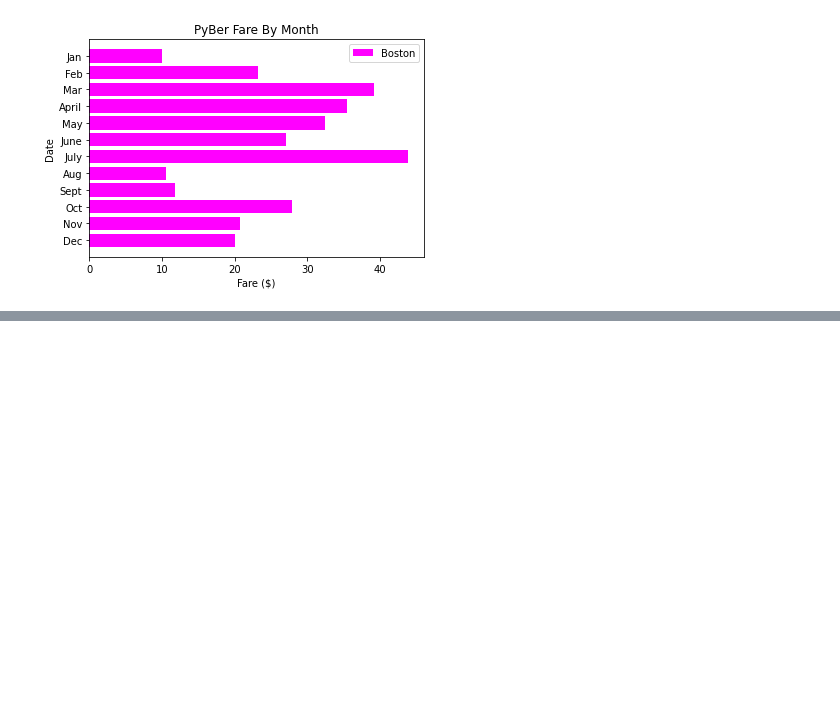
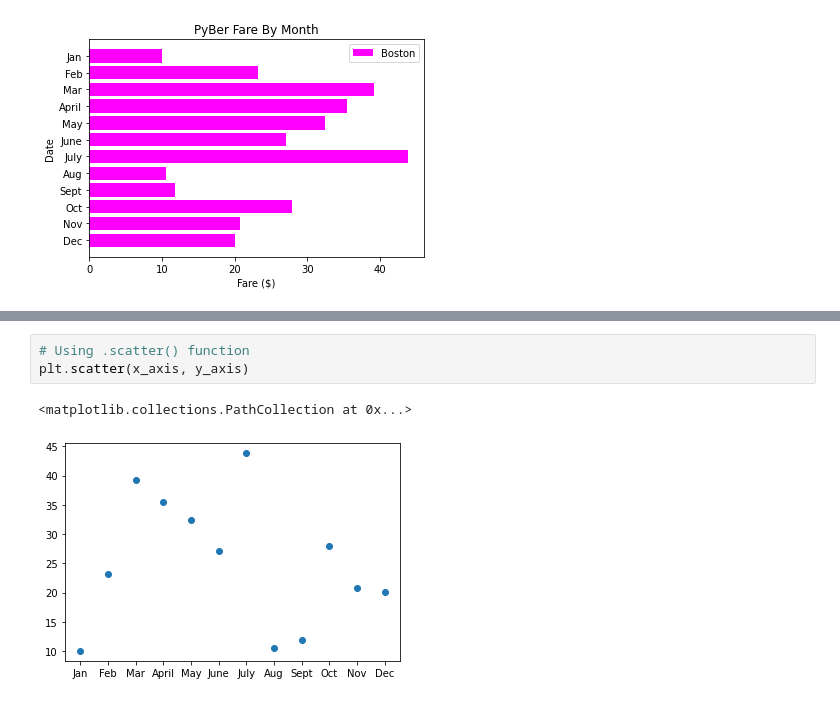
Before and after one commit to msshahid21/PyBer_Analysis, a Jupyter notebook: matplotlib_practice.ipynb, the cells around one changed output, grey strips where cells are left out. Cells and saved outputs as stored; diff of their text form; blank space fills up the shorter version.

```diff
--- a/matplotlib_practice.ipynb
+++ b/matplotlib_practice.ipynb
@@ -175,0 +192,6 @@ plt.legend()
+# %%
+# Using .scatter() function
+plt.scatter(x_axis, y_axis)
+# %% [output]
+<matplotlib.collections.PathCollection at 0x...>
+[figure, added]
```
Also changed, not shown: parts of 16 cells of this notebook, 1 other file.
